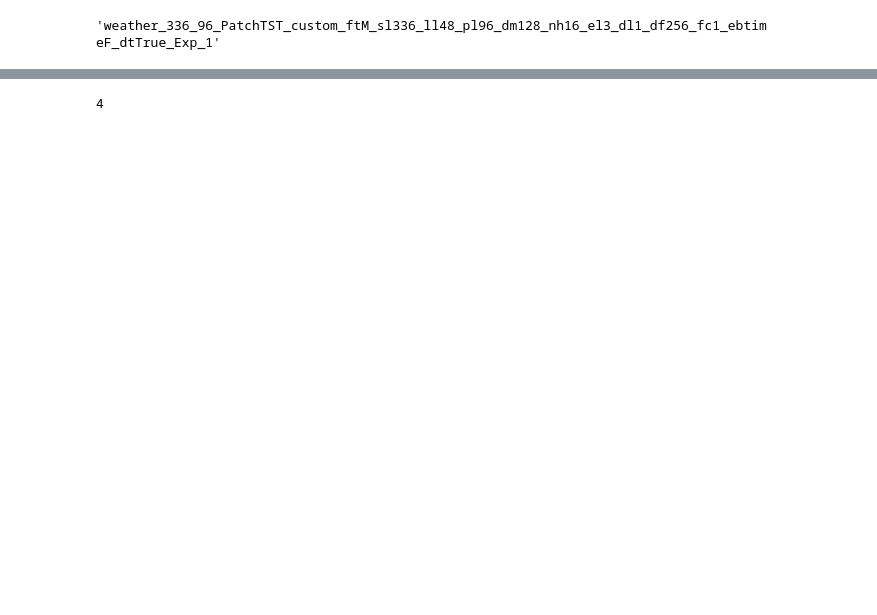
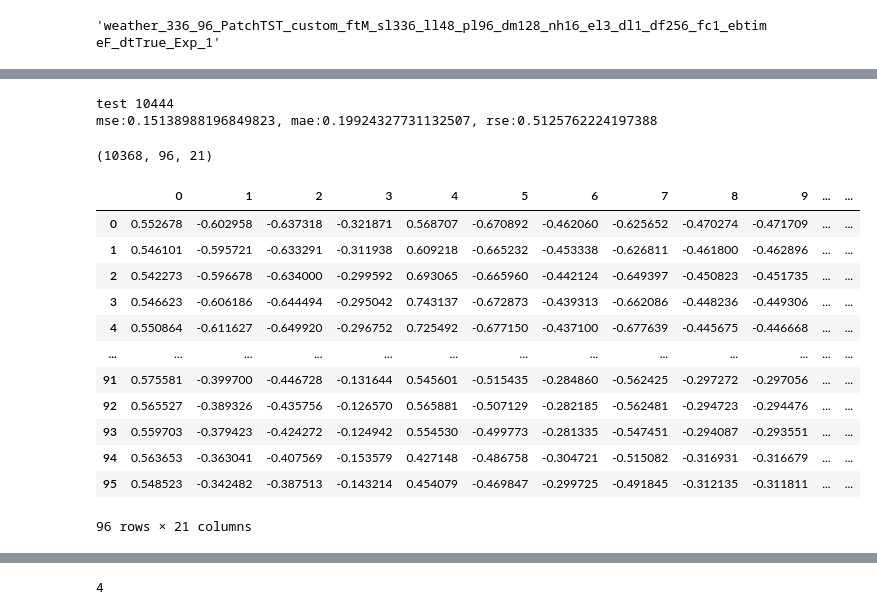
Before and after one commit to syunar/PatchTST, a Jupyter notebook: inference_patchtst.ipynb, the cells around one changed output, grey strips where cells are left out. Drawn from its saved outputs; the diff is of its cells as text; code cells hidden in the pictures; blank space fills up the shorter version.

```diff
--- a/inference_patchtst.ipynb
+++ b/inference_patchtst.ipynb
@@ -336,0 +320,28 @@ pred_data[0][1].shape
+# %%
+test_ = exp.test(setting)
+# %% [output]
+test 10444
+mse:0.15138988196849823, mae:0.19924327731132507, rse:0.5125762224197388
+# %%
+import numpy as np
+
+y_pred = np.load("/content/PatchTST/PatchTST_supervised/results/weather_336_96_PatchTST_custom_ftM_sl336_ll48_pl96_dm128_nh16_el3_dl1_df256_fc1_ebtimeF_dtTrue_Exp_1/pred.npy")
+y_pred.shape
+# %% [output]
+(10368, 96, 21)
+# %%
+pd.DataFrame(y_pred[0])
+# %% [output]
+|  | 0 | 1 | 2 | 3 | 4 | 5 | 6 | 7 | 8 | 9 | ... | ... |
+| 0 | 0.552678 | -0.602958 | -0.637318 | -0.321871 | 0.568707 | -0.670892 | -0.462060 | -0.625652 | -0.470274 | -0.471709 | ... | ... |
+| 1 | 0.546101 | -0.595721 | -0.633291 | -0.311938 | 0.609218 | -0.665232 | -0.453338 | -0.626811 | -0.461800 | -0.462896 | ... | ... |
+| 2 | 0.542273 | -0.596678 | -0.634000 | -0.299592 | 0.693065 | -0.665960 | -0.442124 | -0.649397 | -0.450823 | -0.451735 | ... | ... |
+| 3 | 0.546623 | -0.606186 | -0.644494 | -0.295042 | 0.743137 | -0.672873 | -0.439313 | -0.662086 | -0.448236 | -0.449306 | ... | ... |
+| 4 | 0.550864 | -0.611627 | -0.649920 | -0.296752 | 0.725492 | -0.677150 | -0.437100 | -0.677639 | -0.445675 | -0.446668 | ... | ... |
+| ... | ... | ... | ... | ... | ... | ... | ... | ... | ... | ... | ... | ... |
+| 91 | 0.575581 | -0.399700 | -0.446728 | -0.131644 | 0.545601 | -0.515435 | -0.284860 | -0.562425 | -0.297272 | -0.297056 | ... | ... |
+| 92 | 0.565527 | -0.389326 | -0.435756 | -0.126570 | 0.565881 | -0.507129 | -0.282185 | -0.562481 | -0.294723 | -0.294476 | ... | ... |
+| 93 | 0.559703 | -0.379423 | -0.424272 | -0.124942 | 0.554530 | -0.499773 | -0.281335 | -0.547451 | -0.294087 | -0.293551 | ... | ... |
+| 94 | 0.563653 | -0.363041 | -0.407569 | -0.153579 | 0.427148 | -0.486758 | -0.304721 | -0.515082 | -0.316931 | -0.316679 | ... | ... |
+| 95 | 0.548523 | -0.342482 | -0.387513 | -0.143214 | 0.454079 | -0.469847 | -0.299725 | -0.491845 | -0.312135 | -0.311811 | ... | ... |
+96 rows × 21 columns
```
Also changed, not shown: parts of 26 cells of this notebook.
